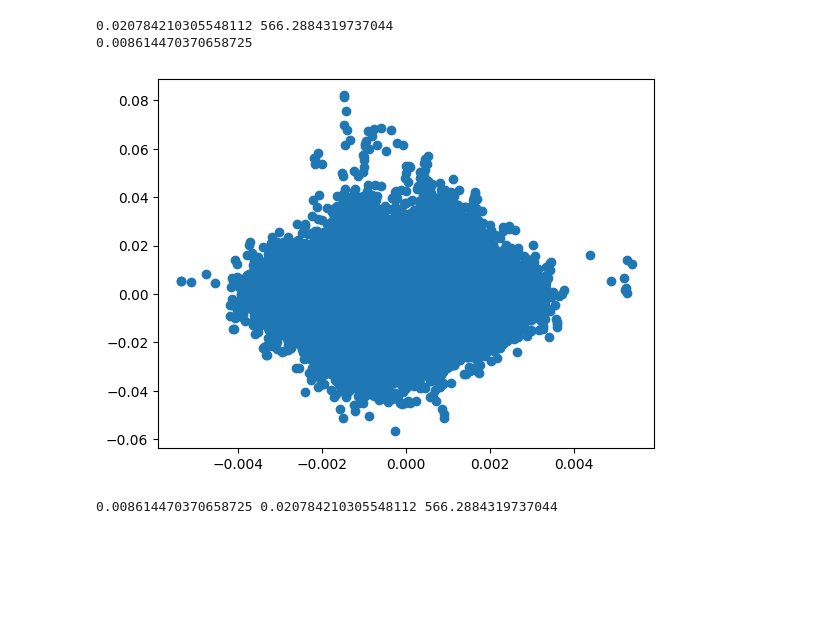
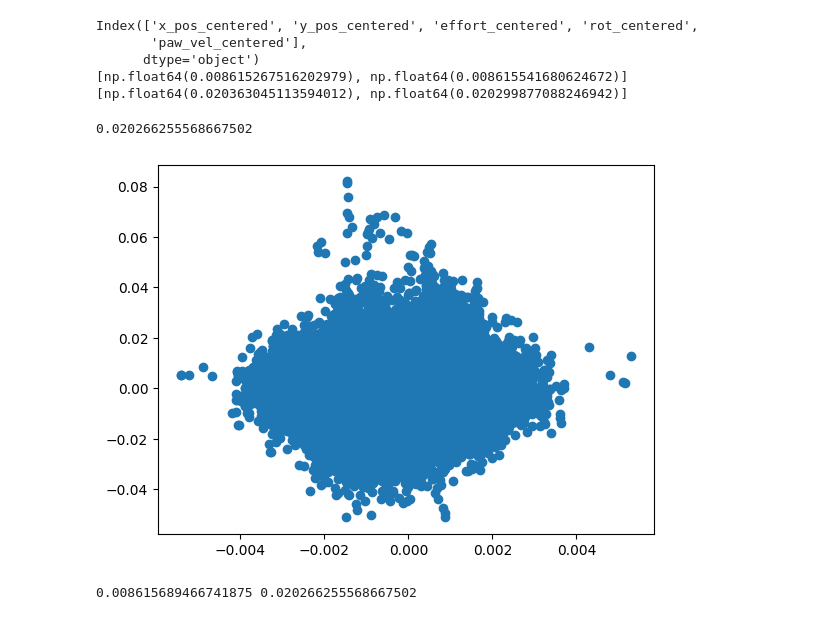
Before and after one commit to Audrey-White324/ista-421-final-project, a Jupyter notebook: white_regression_implementation.ipynb, the cells around one changed output. Drawn from its saved outputs; the diff is of its cells as text; code cells hidden in the pictures; blank space fills up the shorter version.

```diff
--- a/white_regression_implementation.ipynb
+++ b/white_regression_implementation.ipynb
@@ -8,6 +8,13 @@ from scipy.stats import t
 phot_data = pd.read_csv("string_phot_rat_data.csv")
 data = phot_data.drop(columns=['percentage_x', 'x_reach_centered', 'y_reach_centered', 'rat'])
 data = data.dropna()
+# seperate data into testing and training dat
+# find random indexes that account for around 25% of the data
+test_ix = numpy.random.randint(0, data.shape[0],round(data.shape[0]/4))
+test_data = data.iloc[test_ix].copy()
+# get a list of the indicies to keep in the training data
+train_ix = list(set(range(data.shape[0])) - set(test_ix))
+train_data = data.iloc[train_ix].copy()
 # %%
 def linear_regression_gradient_descent(X, y):
     if len(X.shape) > 1:
@@ -94,8 +110,8 @@ def simple_reg_for_each_parameter(X_df, y):
     return simple_reg_dict
 # %%
-X_df = data.drop(columns=['df_centered'])
+X_df = train_data.drop(columns=['df_centered'])
 X = X_df.to_numpy()
-y = data['df_centered'].to_numpy()
+y = train_data['df_centered'].to_numpy()
 
 simple = simple_reg_for_each_parameter(X_df, y)
 # %% [output]
@@ -116,11 +131,9 @@ pd.DataFrame(simple).head()
 # %%
 def multiple_linreg(X, y):
     n_samples, n_features = X.shape
-    rse = k_fold_cross_val(X, y, n_samples, n_features)
+    rse, adj_r2 = k_fold_cross_val(X, y, n_samples, n_features)
     weight, bias = linear_regression_gradient_descent(X, y)
     y_pred = numpy.dot(X, weight) + bias
-    r2 = calculate_R2(y, y_pred)
-    f = calculate_F(y, y_pred, n_features, n_samples)
     plt.figure()
     plt.scatter(y_pred, y-y_pred)
-    return rse, r2, f
+    return weight, bias, rse, adj_r2
@@ -127,11 +180,30 @@ def multiple_linreg(X, y):
+# %%
+rses = []
+r2s =[]
+for param in X_df.drop(columns=['x_pos_centered', 'y_pos_centered', 'rot_centered']).columns:
+        params = ['x_pos_centered', 'y_pos_centered', 'rot_centered']
+        params.append(param)
+        X = X_df[params].to_numpy()
+        n_samples, n_features = X.shape
+        rse, adj_r2 = k_fold_cross_val(X, y, n_samples, n_features)
+        rses.append(rse)
+        r2s.append(adj_r2)
+print(X_df.columns)
+print(rses)
+print(r2s)
+# %% [output]
+Index(['x_pos_centered', 'y_pos_centered', 'effort_centered', 'rot_centered',
+       'paw_vel_centered'],
+      dtype='object')
+[np.float64(0.008615267516202979), np.float64(0.008615541680624672)]
+[np.float64(0.020363045113594012), np.float64(0.020299877088246942)]
 # %%
-rse, r2, f = multiple_linreg(X_df.to_numpy(), y)
-print(rse)
+weight, bias, rse, r2 = multiple_linreg(X_df.to_numpy(), y)
+print(r2)
 # %% [output]
-0.020784210305548112 566.2884319737044
-0.008614470370658725
+0.020266255568667502
-[figure, old version]
+[figure, new version]
 # %%
-print(rse, r2, f)
+print(rse, r2)
 # %% [output]
-0.008614470370658725 0.020784210305548112 566.2884319737044
+0.008615689466741875 0.020266255568667502
```
Also changed, not shown: parts of 11 cells of this notebook.
